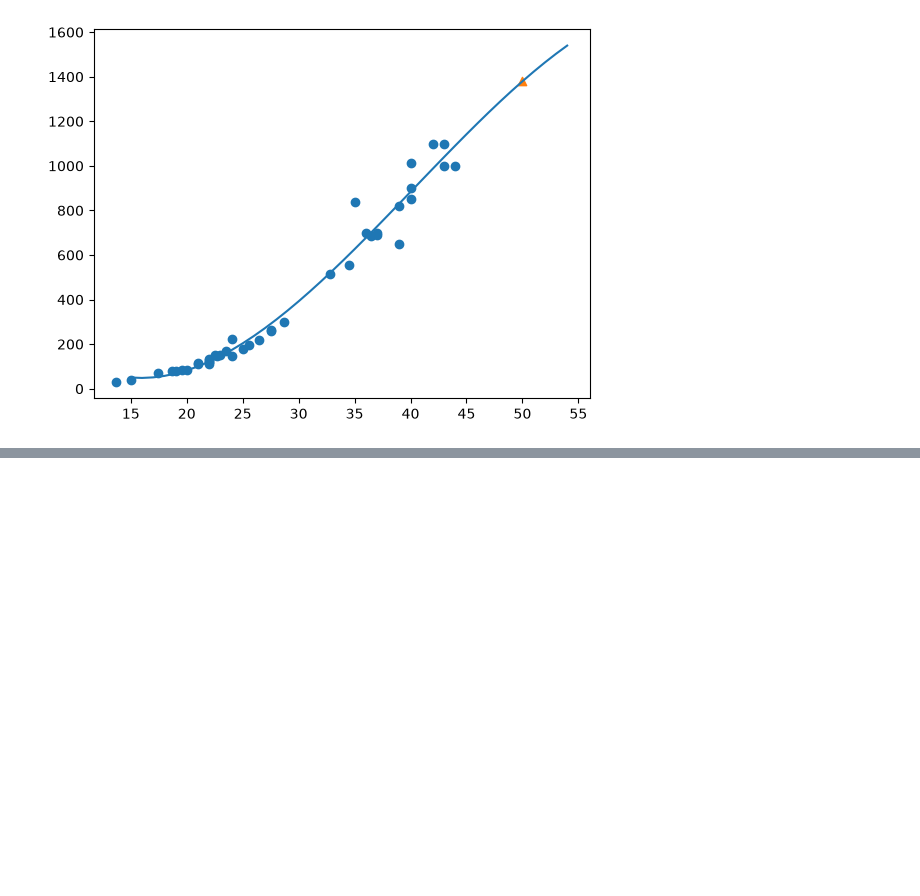
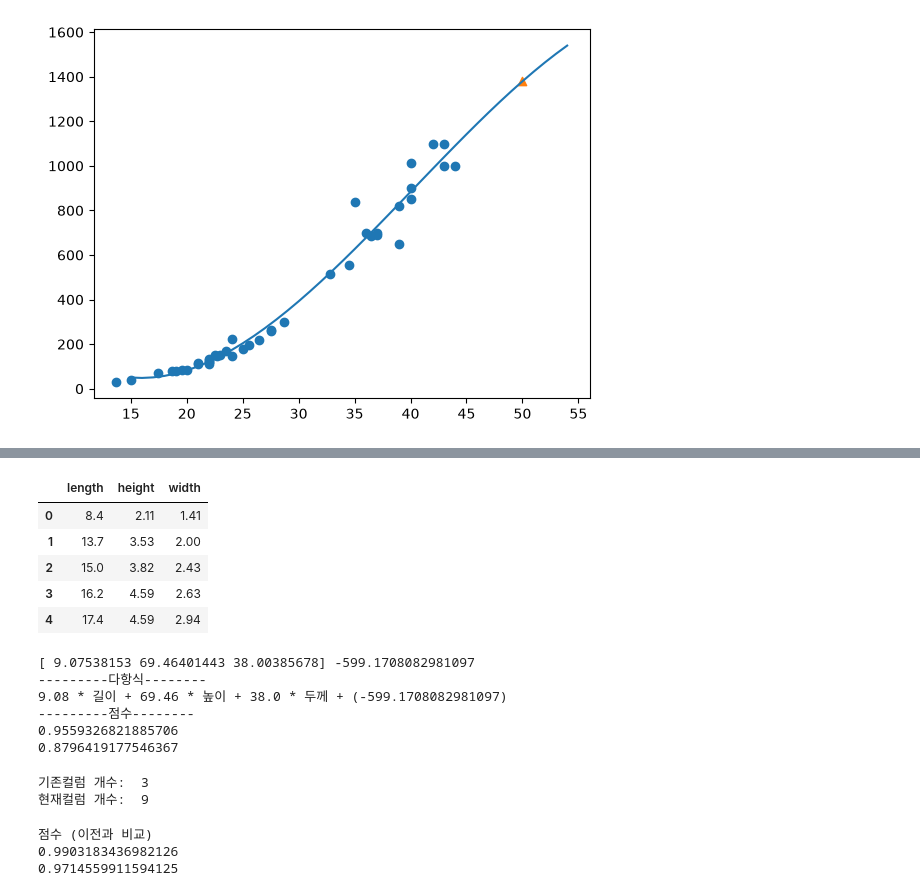
Before and after one commit to verba-neo/gaida-3, a Jupyter notebook: 03-python/09_ML.ipynb, the cells around one changed output, grey strips where cells are left out. Saved outputs shown, nothing was run; the diff lists cells and outputs as text; code cells hidden in the pictures; blank space fills up the shorter version.

```diff
--- a/03-python/09_ML.ipynb
+++ b/03-python/09_ML.ipynb
@@ -374,0 +402,25 @@ plt.show()
+# %%
+import numpy as np
+import pandas as pd
+
+
+# csv 파일 보려면 주소로 이동 (생선의 length, height, width 있음)
+df = pd.read_csv('https://gist.githubusercontent.com/verba-neo/7e249412b0d4627fff28bc52a0518033/raw/fdfb820fe909f5f23b0f6252d7e6d18cfe58a906/gistfile1.txt')
+perch_data = df.to_numpy()
+
+perch_weight = np.array([5.9, 32.0, 40.0, 51.5, 70.0, 100.0, 78.0, 80.0, 85.0, 85.0, 110.0,
+       115.0, 125.0, 130.0, 120.0, 120.0, 130.0, 135.0, 110.0, 130.0,
+       150.0, 145.0, 150.0, 170.0, 225.0, 145.0, 188.0, 180.0, 197.0,
+       218.0, 300.0, 260.0, 265.0, 250.0, 250.0, 300.0, 320.0, 514.0,
+       556.0, 840.0, 685.0, 700.0, 700.0, 690.0, 900.0, 650.0, 820.0,
+       850.0, 900.0, 1015.0, 820.0, 1100.0, 1000.0, 1100.0, 1000.0,
+       1000.0])
+
+df.head()
+# %% [output]
+|  | length | height | width |
+| 0 | 8.4 | 2.11 | 1.41 |
+| 1 | 13.7 | 3.53 | 2.00 |
+| 2 | 15.0 | 3.82 | 2.43 |
+| 3 | 16.2 | 4.59 | 2.63 |
+| 4 | 17.4 | 4.59 | 2.94 |
@@ -374,0 +431,43 @@ plt.show()
+# %%
+from sklearn.linear_model import LinearRegression
+
+lr = LinearRegression()
+lr.fit(X_train, y_train)
+print(lr.coef_, lr.intercept_)
+print('---------다항식--------')
+print(f'{round(lr.coef_[0], 2)} * 길이 + {round(lr.coef_[1], 2)} * 높이 + {round(lr.coef_[2], 2)} * 두께 + ({lr.intercept_})')
+print('---------점수--------')
+print(lr.score(X_train, y_train))
+print(lr.score(X_test, y_test))
+# %% [output]
+[ 9.07538153 69.46401443 38.00385678] -599.1708082981097
+---------다항식--------
+9.08 * 길이 + 69.46 * 높이 + 38.0 * 두께 + (-599.1708082981097)
+---------점수--------
+0.9559326821885706
+0.8796419177546367
+# %%
+from sklearn.preprocessing import PolynomialFeatures
+
+# 각 특성들을 비비기 -> l, w, h, lw, lh, wh, l^2, w^2, h^2
+# 이유? 자세한 개념은 다항회귀와 다항특성엔지니어링 검색
+poly = PolynomialFeatures(degree=2, include_bias=False)  # 2차 (제곱)으로 부풀림
+X_train_poly = poly.fit_transform(X_train)
+X_test_poly = poly.fit_transform(X_test)
+
+print('기존컬럼 개수: ', X_train.shape[1])
+print('현재컬럼 개수: ', X_train_poly.shape[1])
+# %% [output]
+기존컬럼 개수:  3
+현재컬럼 개수:  9
+# %%
+lr_p = LinearRegression()
+lr_p.fit(X_train_poly, y_train)
+
+print('점수 (이전과 비교)')
+print(lr_p.score(X_train_poly, y_train))
+print(lr_p.score(X_test_poly, y_test))
+# %% [output]
+점수 (이전과 비교)
+0.9903183436982126
+0.9714559911594125
```
Also changed, not shown: parts of 2 cells of this notebook, 1 other file.
